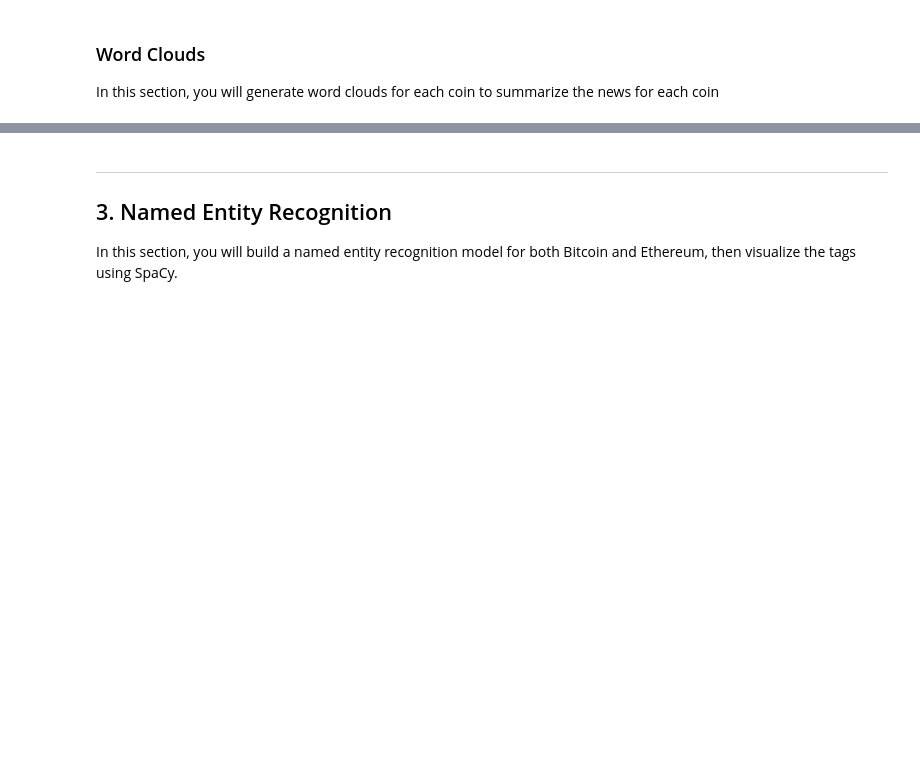
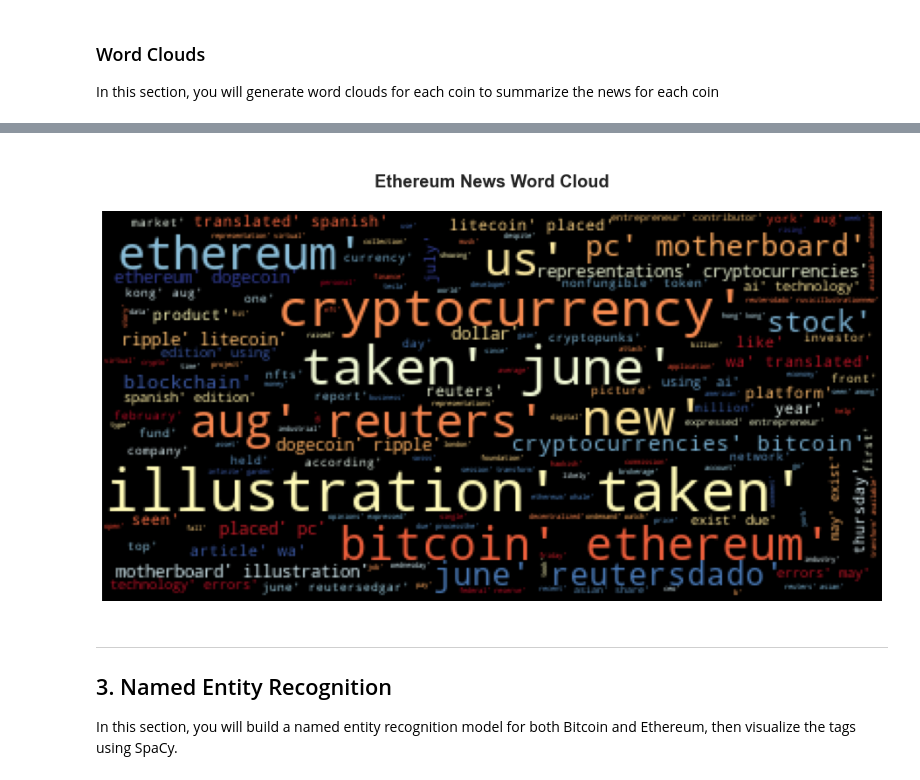
Before and after one commit to aylwarda/fintech-natural-language-processing, a Jupyter notebook: crypto_sentiment.ipynb, the cells around one changed output, grey strips where cells are left out. Saved outputs shown, nothing was run; the diff lists cells and outputs as text; code cells hidden in the pictures; blank space fills up the shorter version.

Commit message:
final commit ... all done

```diff
--- a/crypto_sentiment.ipynb
+++ b/crypto_sentiment.ipynb
@@ -250,5 +279,32 @@ In this section you will look at the ngrams and word frequency for each coin.
 # %%
 from collections import Counter
 from nltk import ngrams
+# %%
+# !!! Note to lecturer(s) !!!
+# I have interpretted, from what is being asked, that: -
+#  - the N-grams could be for all text, i.e. across all articles
+#    OR ... could be for each article
+#  - the top 10 words for a particular coin, to me,
+#    certainly means across all articles
+#
+# This is what I have therefore done,
+#  - N-grams is per article and added to the DataFrame
+#  - Top 10 is across all articles and displayed separately
+
+# Create helper function to get bigrams per article
+# and provide all tokens for "corpus" passed in
+def process_tokens(corpus):
+    bigrams = []
+    tokens_all = []
+    # Iterate through each row of text/tokens
+    for text in corpus:
+        # Generate bigrams for each article/row
+        bigrams.append(list(ngrams(text, n=2)))
+
+        # Build up list of all words passed to function
+        for word in text:
+            tokens_all.append(word)
+
+    return bigrams, tokens_all
 # %%
 # Generate the Bitcoin N-grams where N=2
@@ -256,3 +323,7 @@ from nltk import ngrams
 # %%
 # Generate the Ethereum N-grams where N=2
-# YOUR CODE HERE!
+eth_bigrams, eth_tokens = process_tokens(ethereum_df["tokens"])
+
+# Add the bitcoin bigrams to the DataFrame
+ethereum_df["bigrams"] = eth_bigrams
+ethereum_df.head()
@@ -288,3 +404,13 @@ mpl.rcParams['figure.figsize'] = [20.0, 10.0]
+# %%
+# Generate the Ethereum word cloud
+eth_wordcloud = WordCloud(colormap="RdYlBu").generate(str(eth_tokens))
+plt.imshow(eth_wordcloud)
+plt.axis("off")
+fontdict = {"fontsize": 20, "fontweight": "bold"}
+plt.title("\nEthereum News Word Cloud\n", fontdict=fontdict)
+plt.show()
+# %% [output]
+[figure, added]
 # %% [markdown]
 ---
 ## 3. Named Entity Recognition
```
Also changed, not shown: parts of 31 cells of this notebook, 1 other file.
